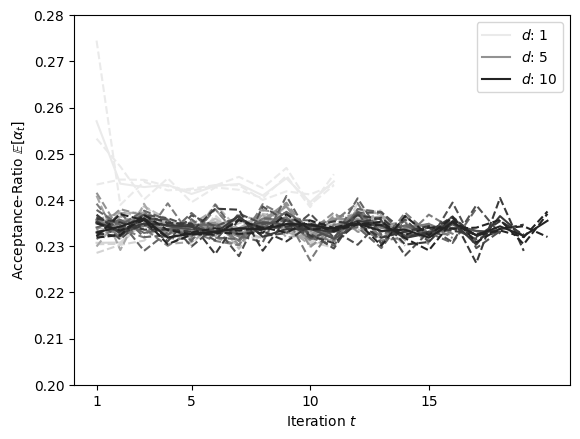
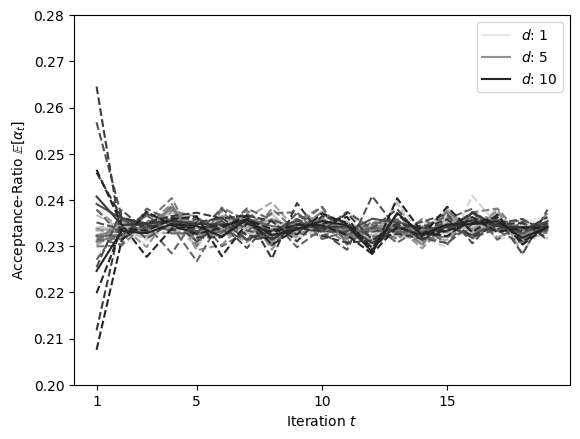
The notebook cell's code change between the first figure and the second:
--- before
+++ after
@@ -17,6 +17,6 @@
 for dim in range(1, 11):
     idx = dims[dim]
-    plt.plot(range(1, PKLs[idx]['res'][4].shape[1]+1), np.mean(PKLs[idx]['res'][4], axis=[2, 3]).T, linestyle="--", color=grays[PKLs[idx]['config']['dim']-1])
-    plt.plot(range(1, PKLs[idx]['res'][4].shape[1]+1), np.mean(PKLs[idx]['res'][4], axis=[0, 2, 3]).T, linestyle="solid", color=grays[PKLs[idx]['config']['dim']-1], label=rf"$d$: {str(PKLs[idx]['config']['dim'])}" if dim in [1, 5, 10] else None)
+    plt.plot(range(1, 20), np.mean(PKLs[idx]['res'][4], axis=[2, 3]).T, linestyle="--", color=grays[PKLs[idx]['config']['dim']-1])
+    plt.plot(range(1, 20), np.mean(PKLs[idx]['res'][4], axis=[0, 2, 3]).T, linestyle="solid", color=grays[PKLs[idx]['config']['dim']-1], label=rf"$d$: {str(PKLs[idx]['config']['dim'])}" if dim in [1, 5, 10] else None)
 plt.ylabel(r"Acceptance-Ratio $\mathbb{E}[\alpha_t]$")
 plt.xlabel(r"Iteration $t$")

Commit: source code, initial commit